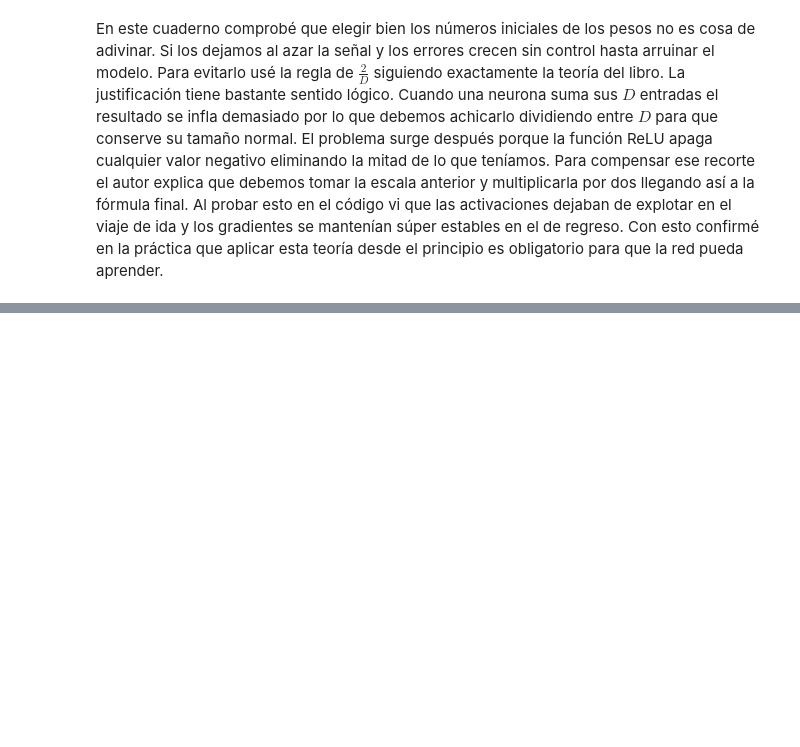
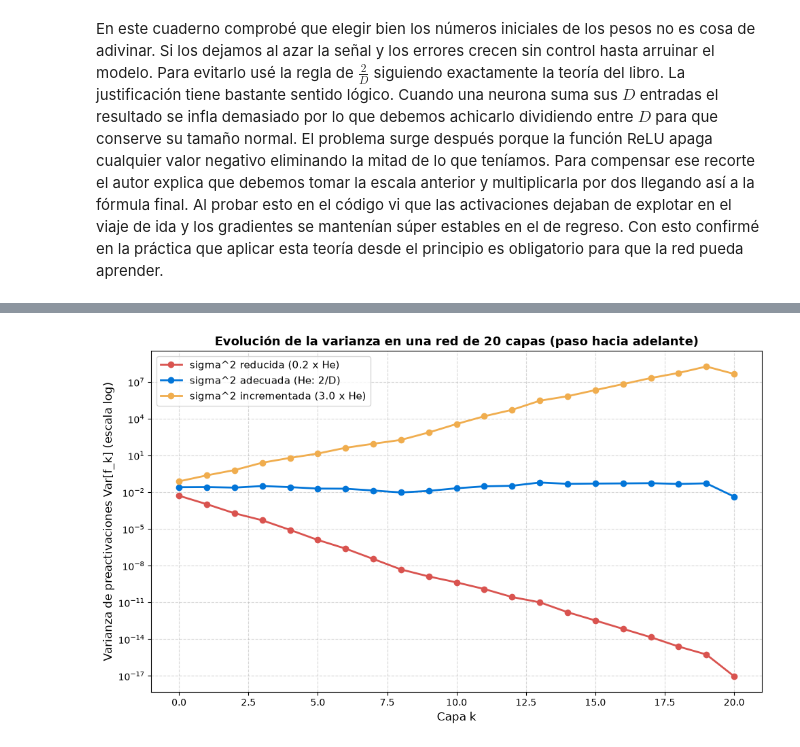
Before and after one commit to edwynG/dl-assignment-1, a Jupyter notebook: notebooks/7_3_Initialization.ipynb, the cells around one changed output, grey strips where cells are left out. Cells and saved outputs as stored; diff of their text form; code cells hidden in the pictures; blank space fills up the shorter version.

```diff
--- a/notebooks/7_3_Initialization.ipynb
+++ b/notebooks/7_3_Initialization.ipynb
@@ -296,0 +449,65 @@ En este cuaderno comprobé que elegir bien los números iniciales de los pesos n
+# %%
+K_deep = 20
+D_deep = 80
+n_samples = 1000
+
+sigma_sq_ideal = 2.0 / D_deep
+
+schemes = {
+    'sigma^2 reducida (0.2 x He)': 0.2 * sigma_sq_ideal,
+    'sigma^2 adecuada (He: 2/D)': sigma_sq_ideal,
+    'sigma^2 incrementada (3.0 x He)': 3.0 * sigma_sq_ideal
+}
+
+var_f_results = {}
+
+for name, s_sq in schemes.items():
+    np.random.seed(30326271)
+    weights = [None] * (K_deep + 1)
+    biases = [None] * (K_deep + 1)
+
+    weights[0] = np.random.normal(size=(D_deep, 1)) * np.sqrt(s_sq)
+    biases[0] = np.zeros((D_deep, 1))
+
+    for l in range(1, K_deep):
+        weights[l] = np.random.normal(size=(D_deep, D_deep)) * np.sqrt(s_sq)
+        biases[l] = np.zeros((D_deep, 1))
+
+    weights[K_deep] = np.random.normal(size=(1, D_deep)) * np.sqrt(s_sq)
+    biases[K_deep] = np.zeros((1, 1))
+
+    data_in = np.random.normal(size=(1, n_samples))
+    h = data_in
+    var_list = []
+
+    for l in range(K_deep):
+        f = biases[l] + np.matmul(weights[l], h)
+        var_list.append(np.var(f))
+        h = np.maximum(0, f)
+
+    f_final = biases[K_deep] + np.matmul(weights[K_deep], h)
+    var_list.append(np.var(f_final))
+
+    var_f_results[name] = var_list
+
+# gráfico de varianza de preactivaciones
+fig, ax = plt.subplots(figsize=(10, 6))
+layers = np.arange(K_deep + 1)
+
+colors = {'sigma^2 reducida (0.2 x He)': '#d9534f',
+          'sigma^2 adecuada (He: 2/D)': '#0275d8',
+          'sigma^2 incrementada (3.0 x He)': '#f0ad4e'}
+
+for name, var_list in var_f_results.items():
+    ax.plot(layers, var_list, marker='o', linewidth=2, label=name, color=colors[name])
+
+ax.set_yscale('log')
+ax.set_xlabel('Capa k', fontsize=12)
+ax.set_ylabel('Varianza de preactivaciones Var[f_k] (escala log)', fontsize=12)
+ax.set_title('Evolución de la varianza en una red de 20 capas (paso hacia adelante)', fontsize=13, fontweight='bold')
+ax.grid(True, which='both', linestyle='--', alpha=0.5)
+ax.legend(fontsize=11)
+plt.tight_layout()
+plt.show()
+# %% [output]
+[figure, added]
```
Also changed, not shown: parts of 10 cells of this notebook, 4 other files.
